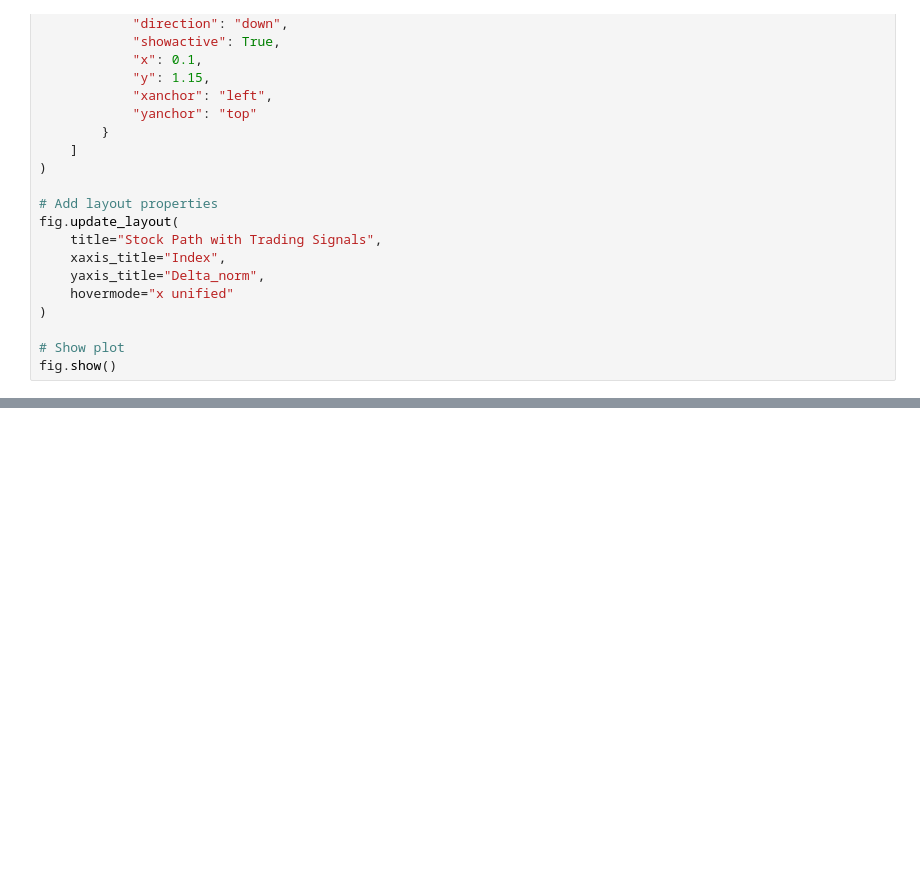
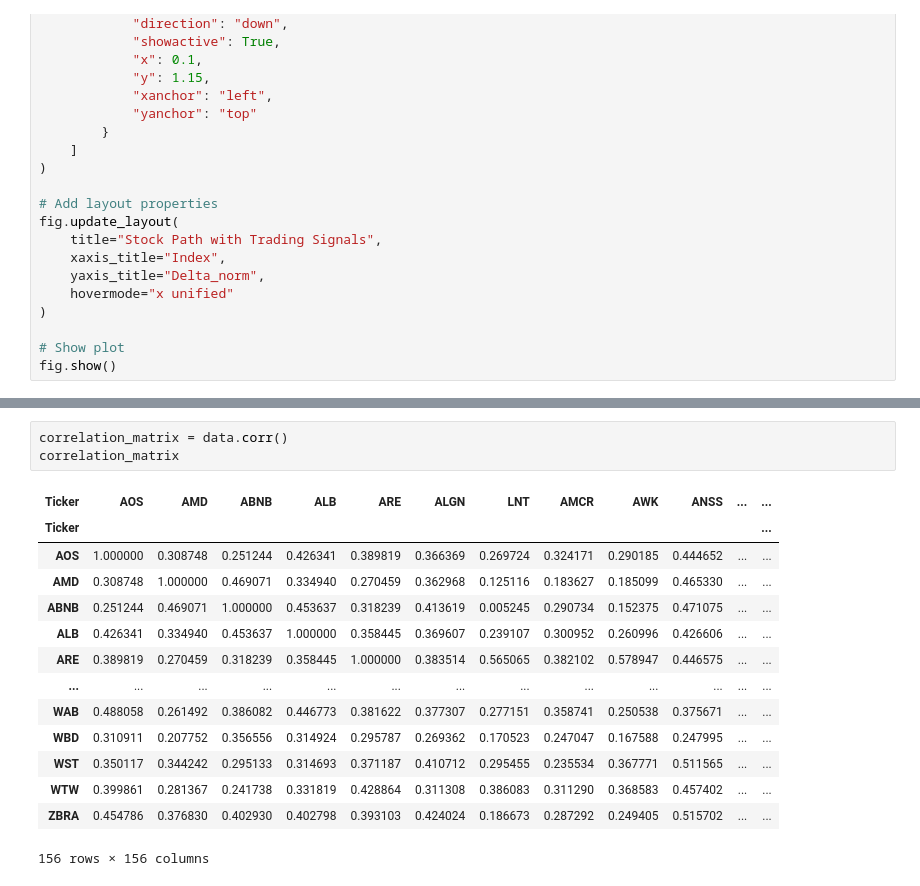
Before and after one commit to Antoinebattini/Pair_trading, a Jupyter notebook: Labo.ipynb, the cells around one changed output, grey strips where cells are left out. Saved outputs shown, nothing was run; the diff lists cells and outputs as text; blank space fills up the shorter version.

```diff
--- a/Labo.ipynb
+++ b/Labo.ipynb
@@ -959,0 +1048,18 @@ fig.show()
+# %%
+correlation_matrix = data.corr()
+correlation_matrix
+# %% [output]
+| Ticker | AOS | AMD | ABNB | ALB | ARE | ALGN | LNT | AMCR | AWK | ANSS | ... | ... |
+| Ticker |  |  |  |  |  |  |  |  |  |  |  | ... |
+| AOS | 1.000000 | 0.308748 | 0.251244 | 0.426341 | 0.389819 | 0.366369 | 0.269724 | 0.324171 | 0.290185 | 0.444652 | ... | ... |
+| AMD | 0.308748 | 1.000000 | 0.469071 | 0.334940 | 0.270459 | 0.362968 | 0.125116 | 0.183627 | 0.185099 | 0.465330 | ... | ... |
+| ABNB | 0.251244 | 0.469071 | 1.000000 | 0.453637 | 0.318239 | 0.413619 | 0.005245 | 0.290734 | 0.152375 | 0.471075 | ... | ... |
+| ALB | 0.426341 | 0.334940 | 0.453637 | 1.000000 | 0.358445 | 0.369607 | 0.239107 | 0.300952 | 0.260996 | 0.426606 | ... | ... |
+| ARE | 0.389819 | 0.270459 | 0.318239 | 0.358445 | 1.000000 | 0.383514 | 0.565065 | 0.382102 | 0.578947 | 0.446575 | ... | ... |
+| ... | ... | ... | ... | ... | ... | ... | ... | ... | ... | ... | ... | ... |
+| WAB | 0.488058 | 0.261492 | 0.386082 | 0.446773 | 0.381622 | 0.377307 | 0.277151 | 0.358741 | 0.250538 | 0.375671 | ... | ... |
+| WBD | 0.310911 | 0.207752 | 0.356556 | 0.314924 | 0.295787 | 0.269362 | 0.170523 | 0.247047 | 0.167588 | 0.247995 | ... | ... |
+| WST | 0.350117 | 0.344242 | 0.295133 | 0.314693 | 0.371187 | 0.410712 | 0.295455 | 0.235534 | 0.367771 | 0.511565 | ... | ... |
+| WTW | 0.399861 | 0.281367 | 0.241738 | 0.331819 | 0.428864 | 0.311308 | 0.386083 | 0.311290 | 0.368583 | 0.457402 | ... | ... |
+| ZBRA | 0.454786 | 0.376830 | 0.402930 | 0.402798 | 0.393103 | 0.424024 | 0.186673 | 0.287292 | 0.249405 | 0.515702 | ... | ... |
+156 rows × 156 columns
```
Also changed, not shown: parts of 7 cells of this notebook, 1 other file.
